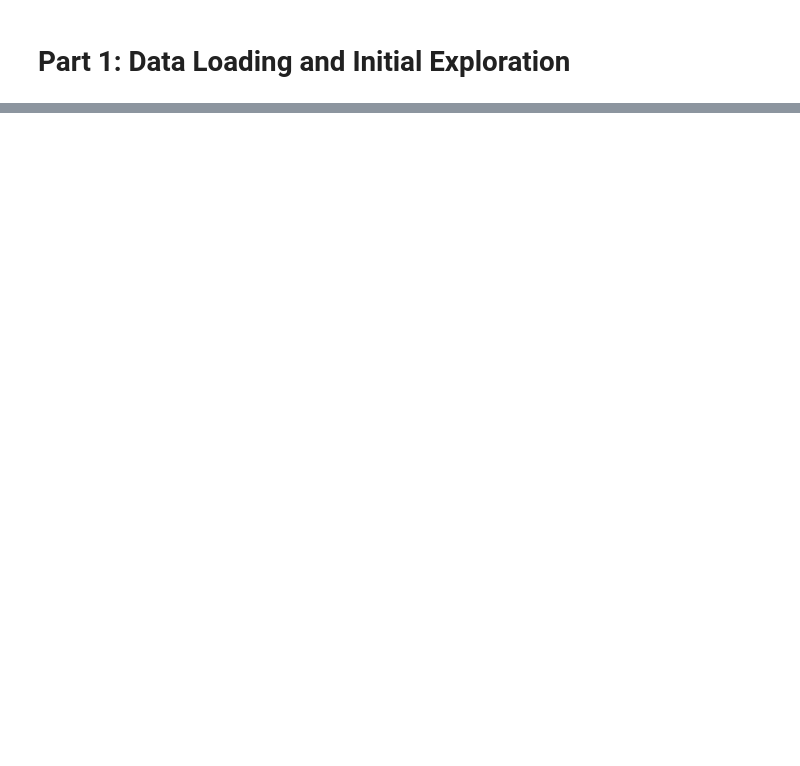
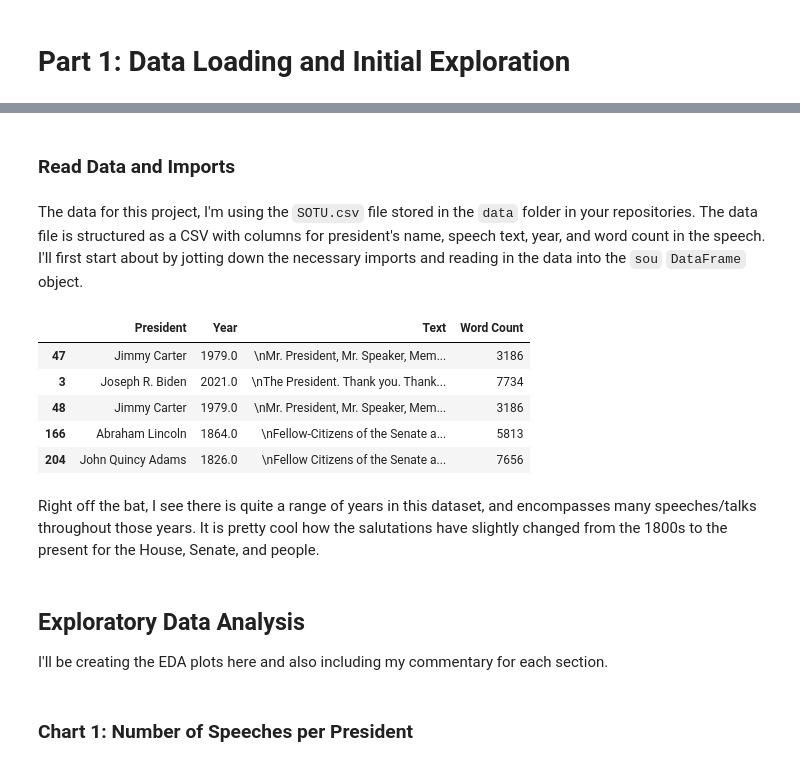
Before and after one commit to UCB-stat-159-f25/proj02-group03, a Jupyter notebook: nlp-P01.ipynb, the cells around one changed output, grey strips where cells are left out. Cells and saved outputs as stored; diff of their text form; code cells hidden in the pictures; blank space fills up the shorter version.

Commit message:
Added commentary and structured the notebook as a presentation

```diff
--- a/nlp-P01.ipynb
+++ b/nlp-P01.ipynb
@@ -558,0 +13,4 @@ This section is open ended and your chance to explare any advanced analysis. Ple
+# %% [markdown]
+### Read Data and Imports
+# %% [markdown]
+The data for this project, I'm using the `SOTU.csv` file stored in the `data` folder in your repositories. The data file is structured as a CSV with columns for president's name, speech text, year, and word count in the speech. I'll first start about by jotting down the necessary imports and reading in the data into the `sou` `DataFrame` object.
@@ -558,0 +30,19 @@ This section is open ended and your chance to explare any advanced analysis. Ple
+# %%
+# showcase random rows of the sou dataframe, setting seed for reproducibility
+np.random.seed(159)
+sou.sample(5)
+# %% [output]
+|  | President | Year | Text | Word Count |
+| 47 | Jimmy Carter | 1979.0 | \nMr. President, Mr. Speaker, Mem... | 3186 |
+| 3 | Joseph R. Biden | 2021.0 | \nThe President. Thank you. Thank... | 7734 |
+| 48 | Jimmy Carter | 1979.0 | \nMr. President, Mr. Speaker, Mem... | 3186 |
+| 166 | Abraham Lincoln | 1864.0 | \nFellow-Citizens of the Senate a... | 5813 |
+| 204 | John Quincy Adams | 1826.0 | \nFellow Citizens of the Senate a... | 7656 |
+# %% [markdown]
+Right off the bat, I see there is quite a range of years in this dataset, and encompasses many speeches/talks throughout those years. It is pretty cool how the salutations have slightly changed from the 1800s to the present for the House, Senate, and people.
+# %% [markdown]
+## Exploratory Data Analysis
+
+I'll be creating the EDA plots here and also including my commentary for each section.
+# %% [markdown]
+### Chart 1: Number of Speeches per President
```
Also changed, not shown: parts of 88 cells of this notebook.
